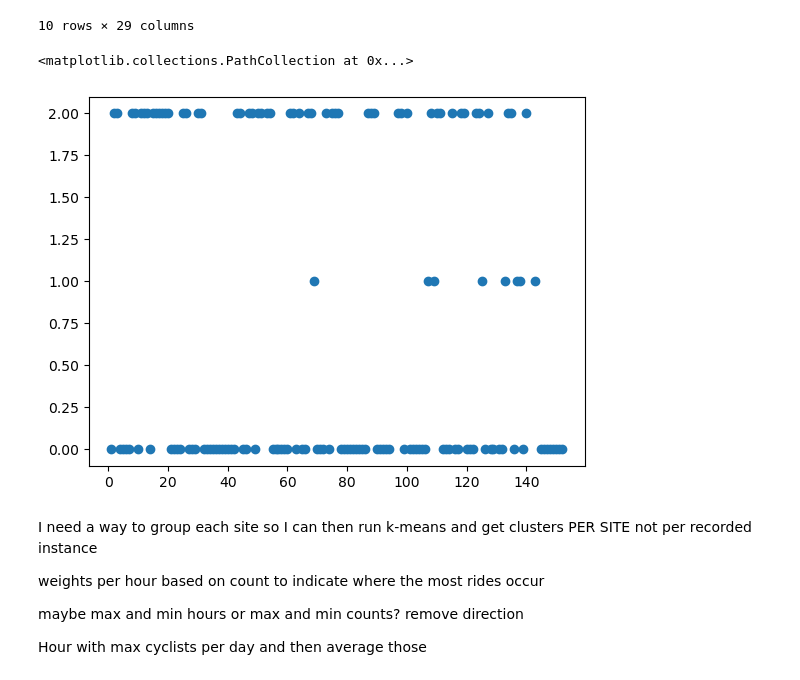
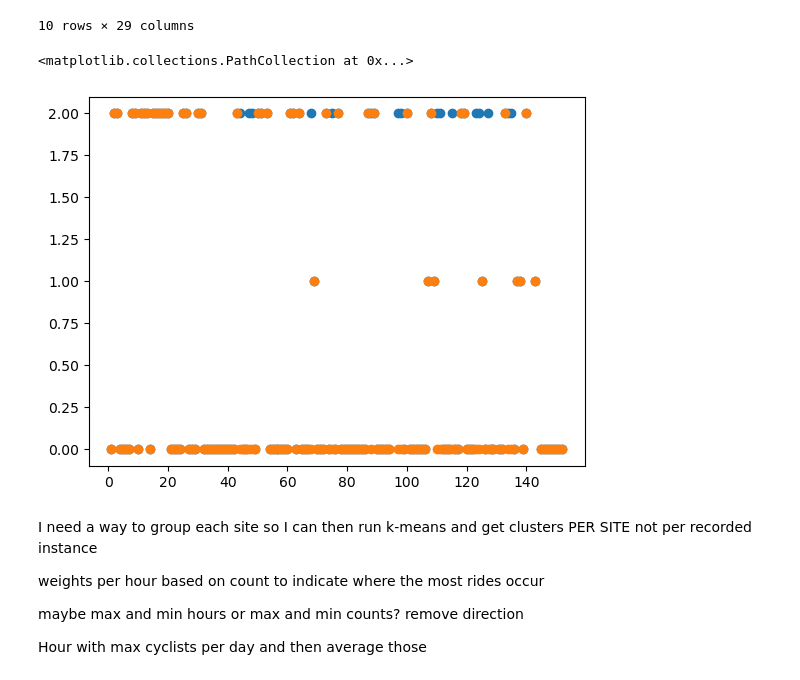
Before and after one commit to aposey11/Modern-Data-Analytics, a Jupyter notebook: MDA_work.ipynb, the cells around one changed output. Drawn from its saved outputs; the diff is of its cells as text; code cells hidden in the pictures.

```diff
--- a/MDA_work.ipynb
+++ b/MDA_work.ipynb
@@ -275,9 +166,15 @@ df_cluster
 # %%
-kmeans = KMeans(n_clusters=3, random_state=0, n_init='auto').fit(df_cluster)
+kmeans = KMeans(n_clusters=3, random_state=0, n_init='auto').fit_predict(df_cluster)
+# %%
+agc = AgglomerativeClustering(n_clusters=3, linkage='ward').fit_predict(df_cluster)
+# %%
+dbscan = DBSCAN(min_samples=2).fit_predict(df_cluster)
 # %%
 df2 = df_cluster.copy()
 # %%
-df2['cluster'] = kmeans.labels_
+df2['cluster'] = kmeans
+df2['cluster_agc_ward'] = agc
+df2['cluster_dbscan'] = dbscan
 # %%
 
 df_testing_now = df.groupby(['siteid', 'hour'])['hour_count'].mean()
@@ -333,12 +224,13 @@ for index, val in df21_test.iterrows():
 # %%
 fig, ax = plt.subplots()
 ax.scatter(df2['siteid'], df2['cluster'])
+ax.scatter(df2['siteid'], df2['cluster_agc_ward'])
 
 #plt.savefig('testing.png', dpi=500)
 #df2[['siteid', 'cluster']]
 # %% [output]
 <matplotlib.collections.PathCollection at 0x...>
-[figure, old version]
+[figure, new version]
 # %% [markdown]
 I need a way to group each site so I can then run k-means and get clusters PER SITE not per recorded instance
 
```
Also changed, not shown: parts of 30 cells of this notebook, 2 other files.
